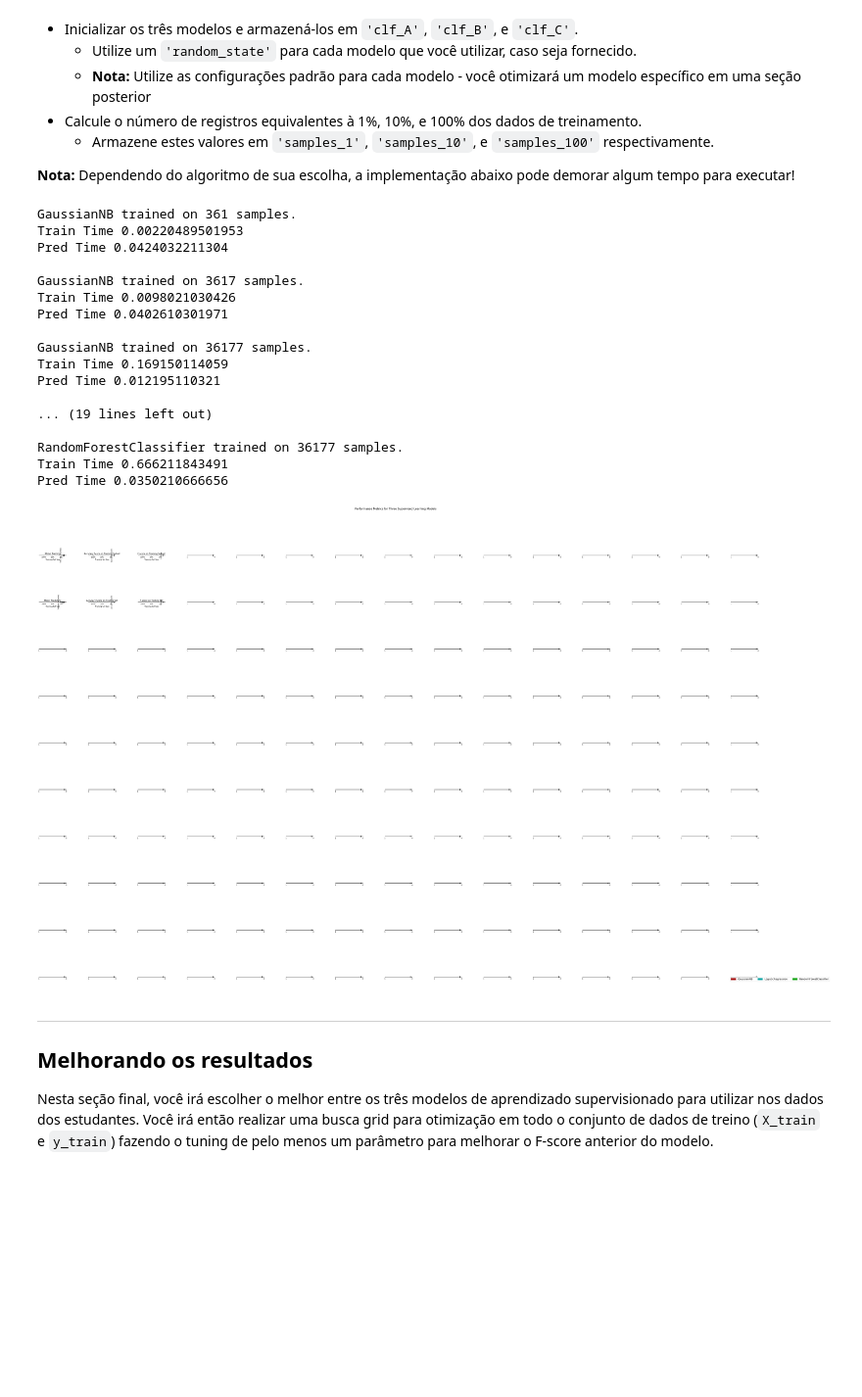
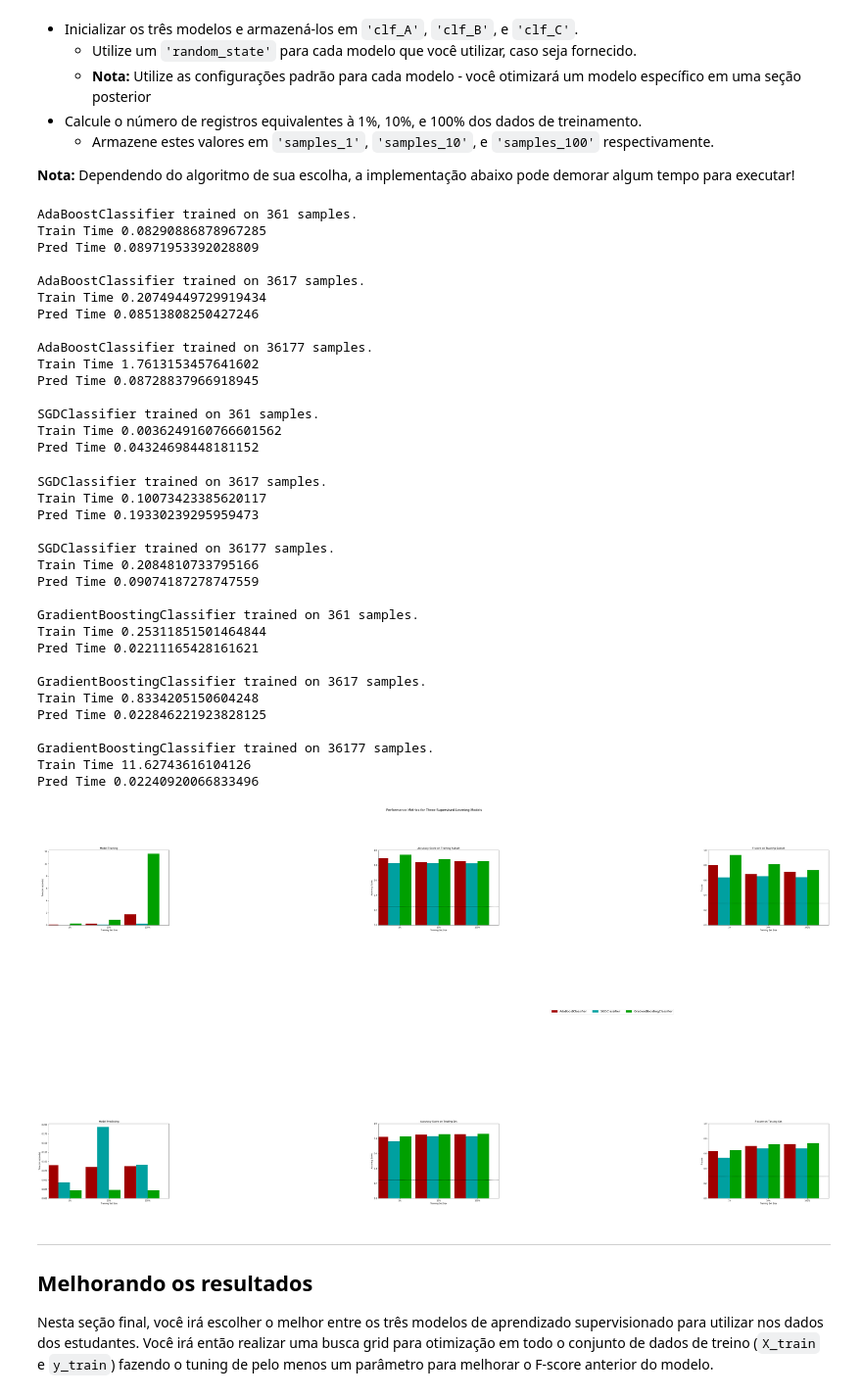
Before and after one commit to pattrickmiller/finding_donors, a Jupyter notebook: finding_donors_PT.ipynb, the cells around one changed output. Shown at 98% size. Saved outputs shown, nothing was run; the diff lists cells and outputs as text; code cells hidden in the pictures; blank space fills up the shorter version.

```diff
--- a/finding_donors_PT.ipynb
+++ b/finding_donors_PT.ipynb
@@ -395,54 +395,77 @@ No código da célular, você precisará implementar o seguinte:
 **Nota:** Dependendo do algoritmo de sua escolha, a implementação abaixo pode demorar algum tempo para executar!
 # %%
 # TODO: Importe os três modelos de aprendizado supervisionado da sklearn
-from sklearn.naive_bayes import GaussianNB
+from sklearn.naive_bayes import GaussianNB #-
 from sklearn.ensemble import RandomForestClassifier
-from sklearn.svm import SVC
-from sklearn.linear_model import LogisticRegression
+from sklearn.svm import SVC #-
+from sklearn.linear_model import LogisticRegression #+
+from sklearn.ensemble import AdaBoostClassifier #+
+from sklearn.ensemble import GradientBoostingClassifier #+
+from sklearn.tree import DecisionTreeClassifier #overfitting
+from sklearn.neighbors import KNeighborsClassifier #lento na predição
+from sklearn.linear_model import SGDClassifier #(loss='log')
 
 # TODO: Inicialize os três modelos
-clf_A = GaussianNB()
-clf_B = LogisticRegression()
-clf_C = RandomForestClassifier()
+clf_A = AdaBoostClassifier()
+clf_B = SGDClassifier(loss='log')
+#clf_C = RandomForestClassifier()
+clf_C = GradientBoostingClassifier()
 
 # TODO: Calcule o número de amostras para 1%, 10%, e 100% dos dados de treinamento
 # HINT: samples_100 é todo o conjunto de treinamento e.x.: len(y_train)
 # HINT: samples_10 é 10% de samples_100
 # HINT: samples_1 é 1% de samples_100
 samples_100 = len(y_train)
 samples_10 = int((len(y_train) * 10) / 100)
 samples_1 = int((len(y_train) * 1) / 100)
 
 # Colete os resultados dos algoritmos de aprendizado
 results = {}
 for clf in [clf_A, clf_B, clf_C]:
     clf_name = clf.__class__.__name__
     results[clf_name] = {}
     for i, samples in enumerate([samples_1, samples_10, samples_100]):
         results[clf_name][i] = \
         train_predict(clf, samples, X_train, y_train, X_test, y_test)
 
 # Run metrics visualization for the three supervised learning models chosen
 vs.evaluate(results, accuracy, fscore)
 # %% [output]
-GaussianNB trained on 361 samples.
-Train Time 0.00220489501953
-Pred Time 0.0424032211304
+AdaBoostClassifier trained on 361 samples.
+Train Time 0.08290886878967285
+Pred Time 0.08971953392028809
 
-GaussianNB trained on 3617 samples.
-Train Time 0.0098021030426
-Pred Time 0.0402610301971
+AdaBoostClassifier trained on 3617 samples.
+Train Time 0.20749449729919434
+Pred Time 0.08513808250427246
 
-GaussianNB trained on 36177 samples.
-Train Time 0.169150114059
-Pred Time 0.012195110321
+AdaBoostClassifier trained on 36177 samples.
+Train Time 1.7613153457641602
+Pred Time 0.08728837966918945
 
-... (19 lines left out)
-
-RandomForestClassifier trained on 36177 samples.
-Train Time 0.666211843491
-Pred Time 0.0350210666656
+SGDClassifier trained on 361 samples.
+Train Time 0.0036249160766601562
+Pred Time 0.04324698448181152
+SGDClassifier trained on 3617 samples.
+Train Time 0.10073423385620117
+Pred Time 0.19330239295959473
+
+SGDClassifier trained on 36177 samples.
+Train Time 0.2084810733795166
+Pred Time 0.09074187278747559
+
+GradientBoostingClassifier trained on 361 samples.
+Train Time 0.25311851501464844
+Pred Time 0.02211165428161621
+
+GradientBoostingClassifier trained on 3617 samples.
+Train Time 0.8334205150604248
+Pred Time 0.022846221923828125
+
+GradientBoostingClassifier trained on 36177 samples.
+Train Time 11.62743616104126
+Pred Time 0.02240920066833496
-[figure, old version]
+[figure, new version]
 # %% [markdown]
 ----
 ## Melhorando os resultados
```
Also changed, not shown: parts of 2 cells of this notebook.
